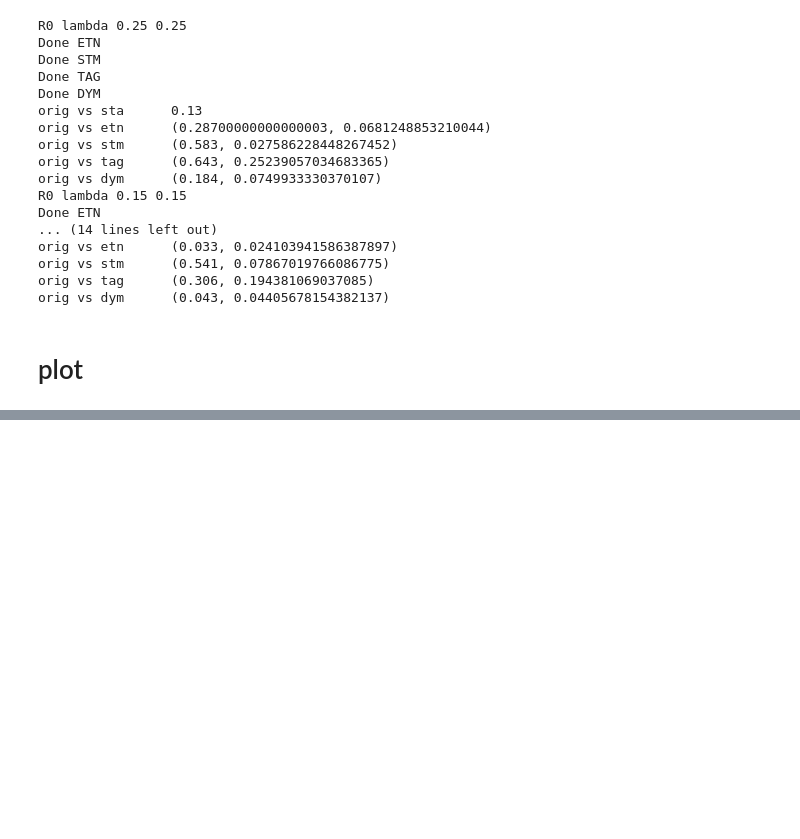
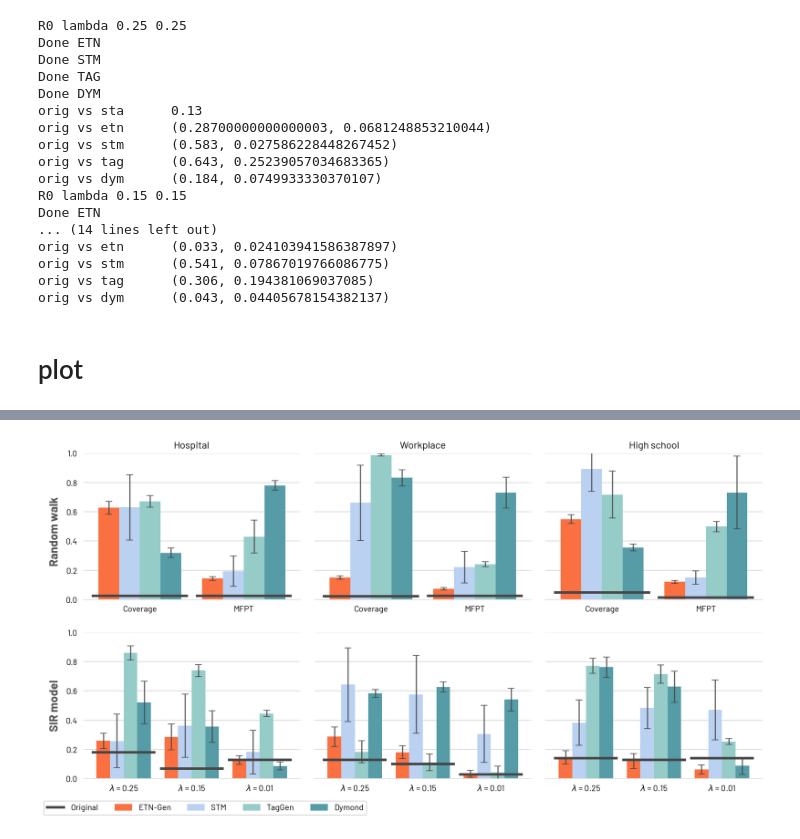
Before and after one commit to AntonioLonga/ETNgen, a Jupyter notebook: Evaluation/Dynamic-Multiple run.ipynb, the cells around one changed output, grey strips where cells are left out. Drawn from its saved outputs; the diff is of its cells as text; code cells hidden in the pictures; blank space fills up the shorter version.

```diff
--- a/Evaluation/Dynamic-Multiple run.ipynb
+++ b/Evaluation/Dynamic-Multiple run.ipynb
@@ -667,0 +824,38 @@ plot_r0(ax[2][1],"High_School11",legend=True)
+# %%
+fig, ax = plt.subplots(2,3, figsize=(12,6))#, gridspec_kw={'width_ratios': [2, 3]})
+fig.tight_layout(h_pad=2,w_pad=-1)
+
+
+
+
+plot_cov_mfpt2(ax[0][0],"LH10")
+plot_r02(ax[1][0],"LH10")
+
+plot_cov_mfpt2(ax[0][1],"InVS13")
+plot_r02(ax[1][1],"InVS13")
+
+plot_cov_mfpt2(ax[0][2],"High_School11",legend=True)
+plot_r02(ax[1][2],"High_School11",legend=True)
+
+ax[0][1].tick_params(axis='y', colors='white')
+ax[1][1].tick_params(axis='y', colors='white')
+ax[0][2].tick_params(axis='y', colors='white')
+ax[1][2].tick_params(axis='y', colors='white')
+
+
+legend_elements = [Line2D([0], [0], color=ORIGINAL_COLOR, lw=3,label='Original'),
+                   Patch(facecolor=ETN_COLOR, edgecolor=ETN_COLOR,label='ETN-Gen'),
+                   Patch(facecolor=STM_COLOR, edgecolor=STM_COLOR,label='STM'),
+                   Patch(facecolor=TAG_COLOR, edgecolor=TAG_COLOR,label='TagGen'),
+                   Patch(facecolor=DYM_COLOR, edgecolor=DYM_COLOR,label='Dymond')]
+
+# Create the figure
+ax[1][0].legend(handles=legend_elements,loc='center left', bbox_to_anchor=(-0.2, -0.2),ncol=5)
+
+fig.text(-0.01, 0.66, 'Random walk',fontdict={'size':14,'color':'#4d4d4d'},weight="bold",rotation=90)
+fig.text(-0.01, 0.2, 'SIR model',fontdict={'size':14,'color':'#4d4d4d'},weight="bold",rotation=90)
+
+
+fig.savefig("dynamic_main_test_WithE_V4.pdf", bbox_inches = 'tight')
+# %% [output]
+[figure, added]
```
Also changed, not shown: parts of 12 cells of this notebook, 30 other files.
